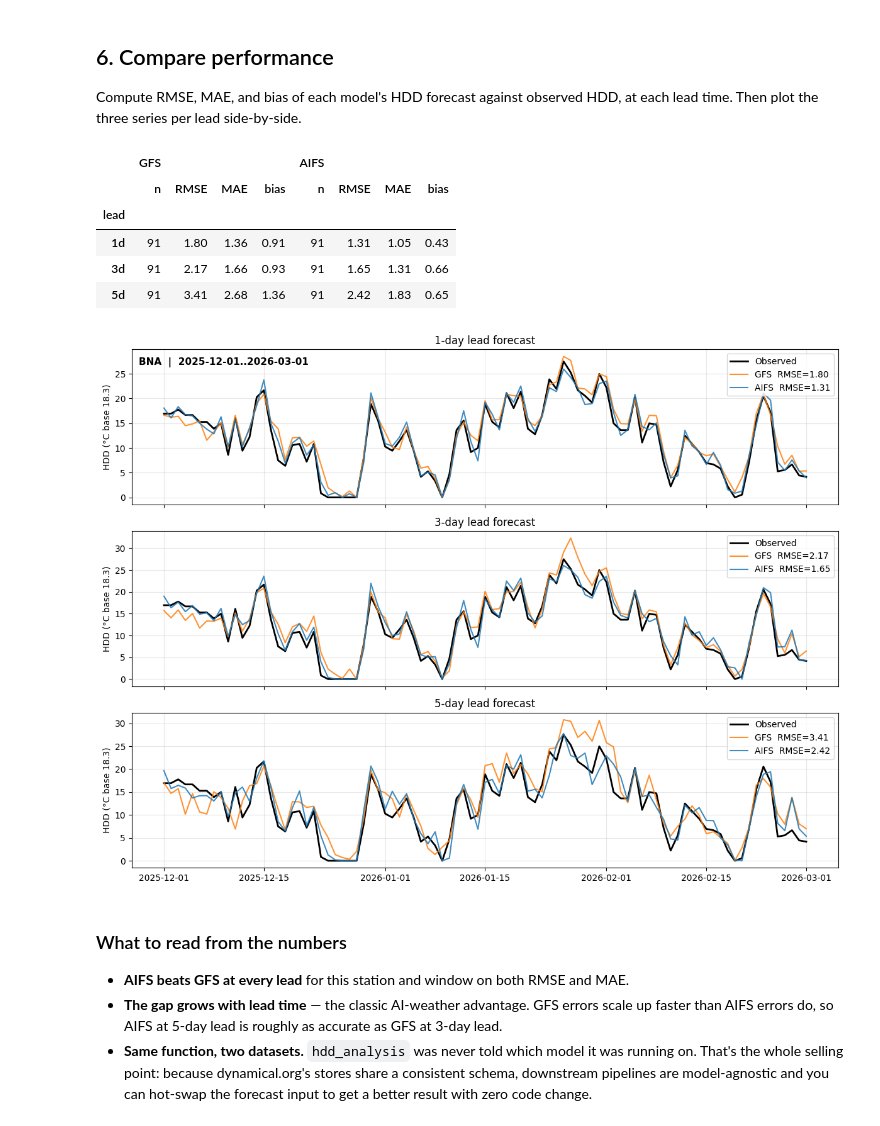
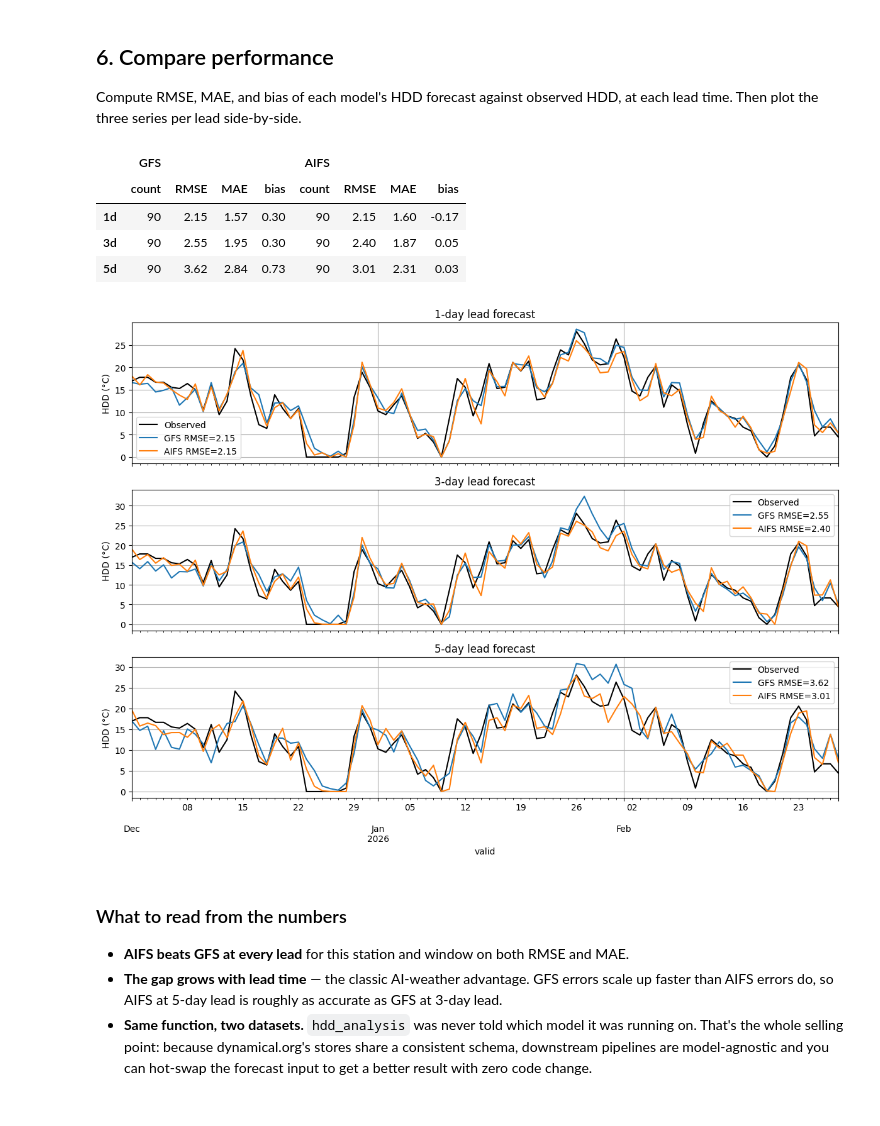
Before and after one commit to dynamical-org/notebooks, a Jupyter notebook: noaa-gfs+ecmwf-aifs-hdd.ipynb, the cells around one changed output. Cells and saved outputs as stored; diff of their text form; code cells hidden in the pictures.

```diff
--- a/noaa-gfs+ecmwf-aifs-hdd.ipynb
+++ b/noaa-gfs+ecmwf-aifs-hdd.ipynb
@@ -233,3 +162,22 @@ def hdd_analysis(
+# %%
+def hdd_analysis(ds, station_lat, station_lon, target_days):
+    max_lead = max(LEADS_DAYS)
+    t2m_point = (
+        ds["temperature_2m"]
+        .sel(init_time=slice(target_days[0] - pd.Timedelta(days=max_lead), target_days[-1]))
+        .sel(latitude=station_lat, longitude=station_lon, method="nearest")
+        .load()
+    )
+
+    columns = {}
+    for lead_days in LEADS_DAYS:
+        leads = pd.to_timedelta([24 * lead_days + h for h in (0, 6, 12, 18)], unit="h")
+        sub = t2m_point.sel(lead_time=leads).reindex(
+            init_time=target_days - pd.Timedelta(days=lead_days)
+        )
+        t_avg = (sub.max("lead_time") + sub.min("lead_time")) / 2
+        columns[f"{lead_days}d"] = (HDD_BASE_C - t_avg).clip(min=0).values
+    return pd.DataFrame(columns, index=target_days)
 # %% [markdown]
 ## 4. Run the analysis on GFS
 # %%
@@ -263,19 +211,14 @@ aifs_hdd.head()
 
 Compute RMSE, MAE, and bias of each model's HDD forecast against observed HDD, at each lead time. Then plot the three series per lead side-by-side.
 # %%
-def metrics(forecast_hdd: pd.DataFrame, obs_hdd: pd.Series) -> pd.DataFrame:
-    rows = []
-    for lead in forecast_hdd.columns:
-        aligned = pd.concat({"obs": obs_hdd, "fc": forecast_hdd[lead]}, axis=1).dropna()
-        err = aligned["fc"] - aligned["obs"]
-        rows.append({
-            "lead": lead,
-            "n": len(aligned),
-            "RMSE": float(np.sqrt((err**2).mean())),
-            "MAE": float(err.abs().mean()),
-            "bias": float(err.mean()),
-        })
-    return pd.DataFrame(rows).set_index("lead")
+def metrics(forecast_hdd, obs_hdd):
+    err = forecast_hdd.sub(obs_hdd, axis=0)
+    return pd.DataFrame({
+        "count": err.count(),
+        "RMSE": (err ** 2).mean() ** 0.5,
+        "MAE": err.abs().mean(),
+        "bias": err.mean(),
+    })
 
 
 gfs_metrics = metrics(gfs_hdd, obs_hdd)
@@ -284,38 +227,24 @@ comparison = pd.concat({"GFS": gfs_metrics, "AIFS": aifs_metrics}, axis=1)
 comparison.round(2)
 # %% [output]
 |  | GFS |  |  |  | AIFS |  |  |  |
-|  | n | RMSE | MAE | bias | n | RMSE | MAE | bias |
-| lead |  |  |  |  |  |  |  |  |
-| 1d | 91 | 1.80 | 1.36 | 0.91 | 91 | 1.31 | 1.05 | 0.43 |
-| 3d | 91 | 2.17 | 1.66 | 0.93 | 91 | 1.65 | 1.31 | 0.66 |
-| 5d | 91 | 3.41 | 2.68 | 1.36 | 91 | 2.42 | 1.83 | 0.65 |
+|  | count | RMSE | MAE | bias | count | RMSE | MAE | bias |
+| 1d | 90 | 2.15 | 1.57 | 0.30 | 90 | 2.15 | 1.60 | -0.17 |
+| 3d | 90 | 2.55 | 1.95 | 0.30 | 90 | 2.40 | 1.87 | 0.05 |
+| 5d | 90 | 3.62 | 2.84 | 0.73 | 90 | 3.01 | 2.31 | 0.03 |
 # %%
-fig, axes = plt.subplots(len(LEADS_DAYS), 1, figsize=(12, 3 * len(LEADS_DAYS)), sharex=True)
+fig, axes = plt.subplots(len(LEADS_DAYS), 1, figsize=(12, 9), sharex=True)
 for ax, lead_days in zip(axes, LEADS_DAYS):
     col = f"{lead_days}d"
-    ax.plot(obs_hdd.index, obs_hdd.values, label="Observed", color="black", lw=2)
-    ax.plot(
-        gfs_hdd.index, gfs_hdd[col],
-        label=f"GFS  RMSE={gfs_metrics.loc[col, 'RMSE']:.2f}",
-        color="tab:orange", alpha=0.85,
-    )
-    ax.plot(
-        aifs_hdd.index, aifs_hdd[col],
-        label=f"AIFS  RMSE={aifs_metrics.loc[col, 'RMSE']:.2f}",
-        color="tab:blue", alpha=0.85,
-    )
-    ax.set_ylabel("HDD (°C base 18.3)")
+    obs_hdd.plot(ax=ax, color="black", label="Observed")
+    gfs_hdd[col].plot(ax=ax, label=f"GFS RMSE={gfs_metrics.loc[col, 'RMSE']:.2f}")
+    aifs_hdd[col].plot(ax=ax, label=f"AIFS RMSE={aifs_metrics.loc[col, 'RMSE']:.2f}")
+    ax.set_ylabel("HDD (°C)")
     ax.set_title(f"{lead_days}-day lead forecast")
-    ax.legend(loc="upper right")
-    ax.grid(alpha=0.3)
-axes[0].text(
-    0.01, 0.95,
-    f"{STATION}  |  {START}..{END}",
-    transform=axes[0].transAxes, fontsize=11, fontweight="bold", va="top",
-)
+    ax.legend()
+    ax.grid()
 fig.tight_layout()
 # %% [output]
-[figure, old version]
+[figure, new version]
 # %% [markdown]
 ### What to read from the numbers
 
```
Also changed, not shown: parts of 10 cells of this notebook, 1 other file.
